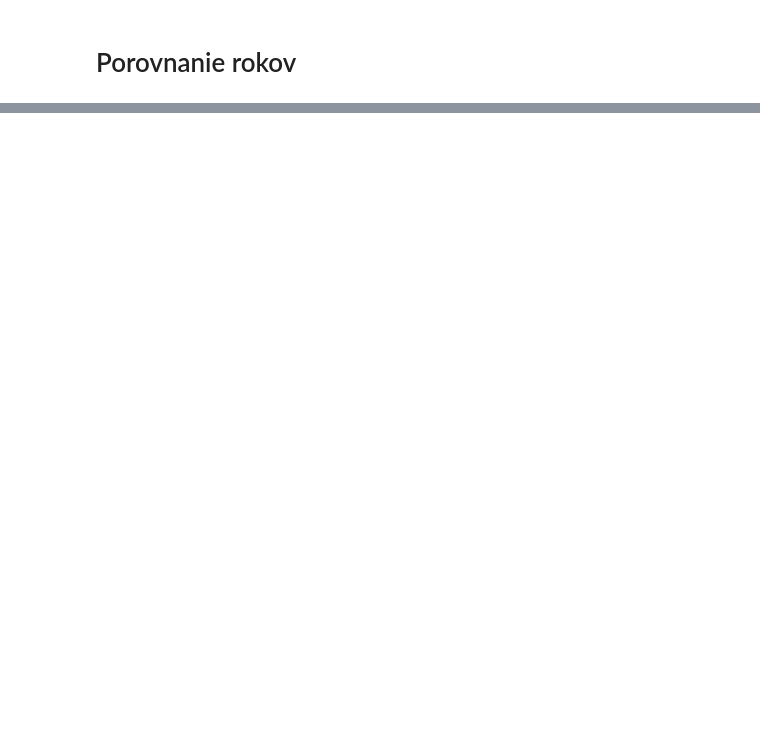
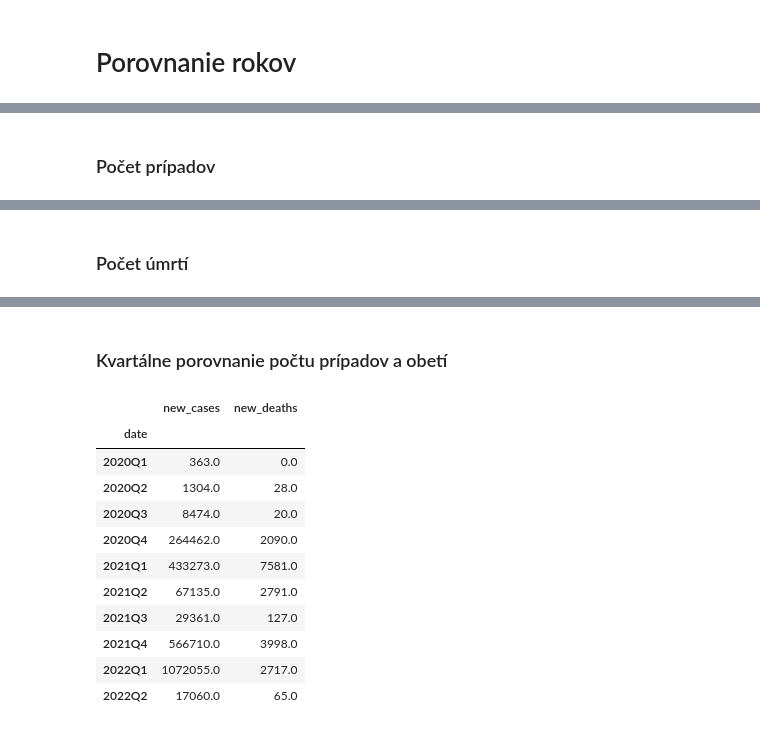
Before and after one commit to eduardgruy/dp-covid-analyza, a Jupyter notebook: 1_1_slovakia_analysis.ipynb, the cells around one changed output, grey strips where cells are left out. Drawn from its saved outputs; the diff is of its cells as text; code cells hidden in the pictures; blank space fills up the shorter version.

```diff
--- a/1_1_slovakia_analysis.ipynb
+++ b/1_1_slovakia_analysis.ipynb
@@ -164,3 +170,5 @@ years_df
+# %% [markdown]
+### Počet prípadov
 # %%
 years_df[[ year + "_new_cases_smoothed" for year in years]].plot_bokeh(
     figsize=(1200,600),
@@ -171,6 +179,8 @@ years_df[[ year + "_new_cases_smoothed" for year in years]].plot_bokeh(
 [interactive output not drawn]
 [interactive output not drawn]
 [interactive output not drawn]
+# %% [markdown]
+### Počet úmrtí
 # %%
 years_df[[ year + "_new_deaths_smoothed" for year in years]].plot_bokeh(
     figsize=(1200,600),
@@ -181,3 +191,20 @@ years_df[[ year + "_new_deaths_smoothed" for year in years]].plot_bokeh(
 [interactive output not drawn]
 [interactive output not drawn]
 [interactive output not drawn]
+# %% [markdown]
+### Kvartálne porovnanie počtu prípadov a obetí
+# %%
+slovakia[['new_cases','new_deaths']].groupby(pd.PeriodIndex(slovakia.index,freq='Q')).sum()
+# %% [output]
+|  | new_cases | new_deaths |
+| date |  |  |
+| 2020Q1 | 363.0 | 0.0 |
+| 2020Q2 | 1304.0 | 28.0 |
+| 2020Q3 | 8474.0 | 20.0 |
+| 2020Q4 | 264462.0 | 2090.0 |
+| 2021Q1 | 433273.0 | 7581.0 |
+| 2021Q2 | 67135.0 | 2791.0 |
+| 2021Q3 | 29361.0 | 127.0 |
+| 2021Q4 | 566710.0 | 3998.0 |
+| 2022Q1 | 1072055.0 | 2717.0 |
+| 2022Q2 | 17060.0 | 65.0 |
```
Also changed, not shown: parts of 15 cells of this notebook, 1 other file.
